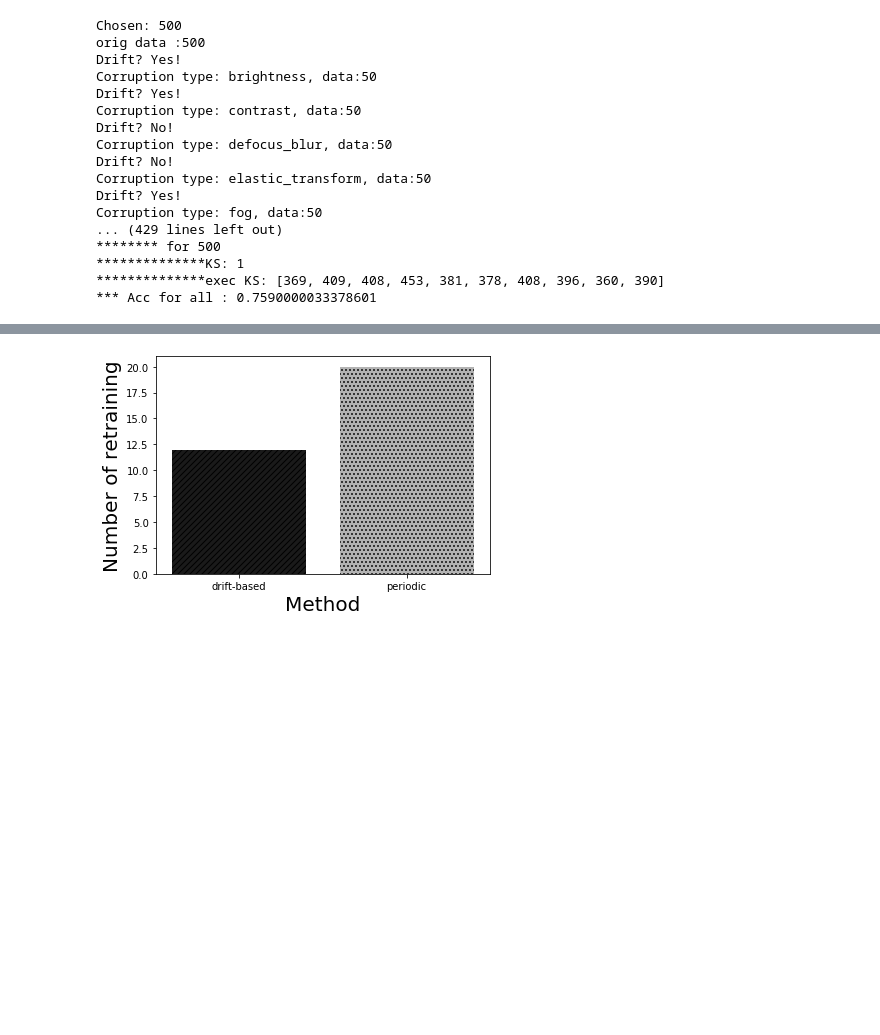
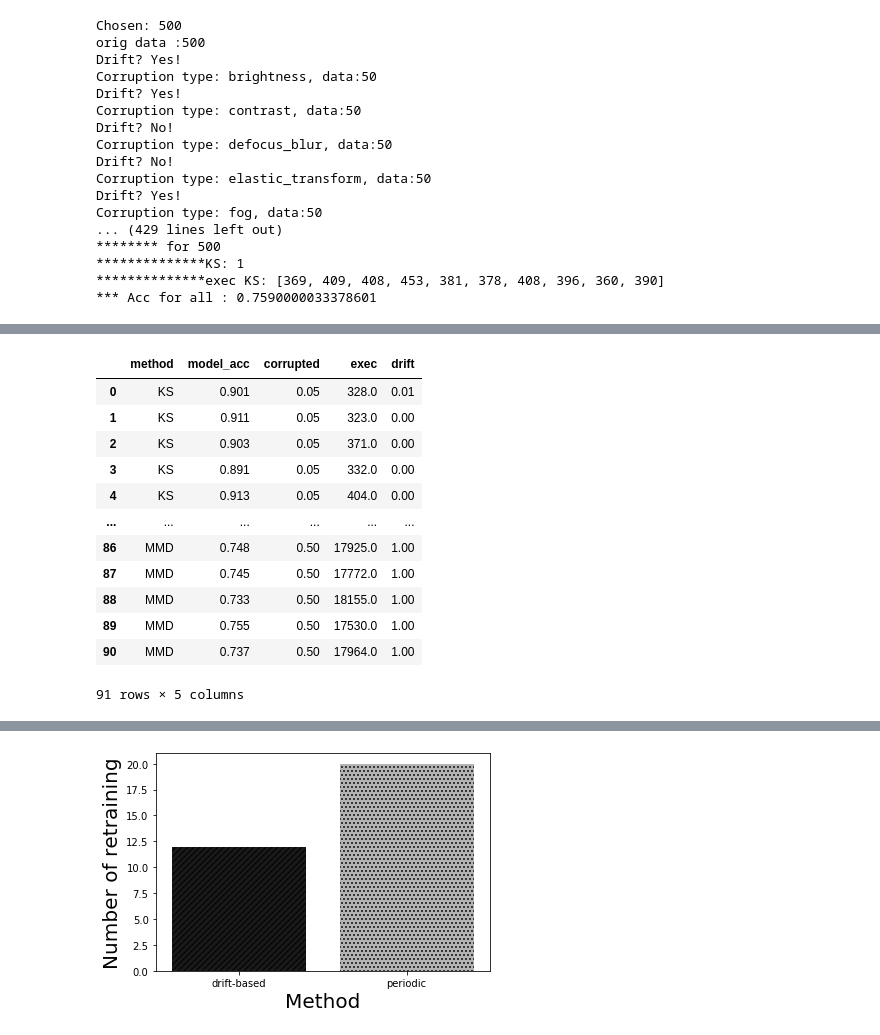
Before and after one commit to mtoslalibu/kfserving, a Jupyter notebook: mert-examples/cd_ks_cifar10.ipynb, the cells around one changed output, grey strips where cells are left out. Cells and saved outputs as stored; diff of their text form; code cells hidden in the pictures; blank space fills up the shorter version.

```diff
--- a/mert-examples/cd_ks_cifar10.ipynb
+++ b/mert-examples/cd_ks_cifar10.ipynb
@@ -449,3 +481,19 @@ FileNotFoundError: [Errno 2] File retraining.csv does not exist: 'retraining.csv
+# %%
+df
+# %% [output]
+|  | method | model_acc | corrupted | exec | drift |
+| 0 | KS | 0.901 | 0.05 | 328.0 | 0.01 |
+| 1 | KS | 0.911 | 0.05 | 323.0 | 0.00 |
+| 2 | KS | 0.903 | 0.05 | 371.0 | 0.00 |
+| 3 | KS | 0.891 | 0.05 | 332.0 | 0.00 |
+| 4 | KS | 0.913 | 0.05 | 404.0 | 0.00 |
+| ... | ... | ... | ... | ... | ... |
+| 86 | MMD | 0.748 | 0.50 | 17925.0 | 1.00 |
+| 87 | MMD | 0.745 | 0.50 | 17772.0 | 1.00 |
+| 88 | MMD | 0.733 | 0.50 | 18155.0 | 1.00 |
+| 89 | MMD | 0.755 | 0.50 | 17530.0 | 1.00 |
+| 90 | MMD | 0.737 | 0.50 | 17964.0 | 1.00 |
+91 rows × 5 columns
 # %%
 df = pd.read_csv('mmd-periodic.csv')
 
```
Also changed, not shown: parts of 5 cells of this notebook, 9 other files.
